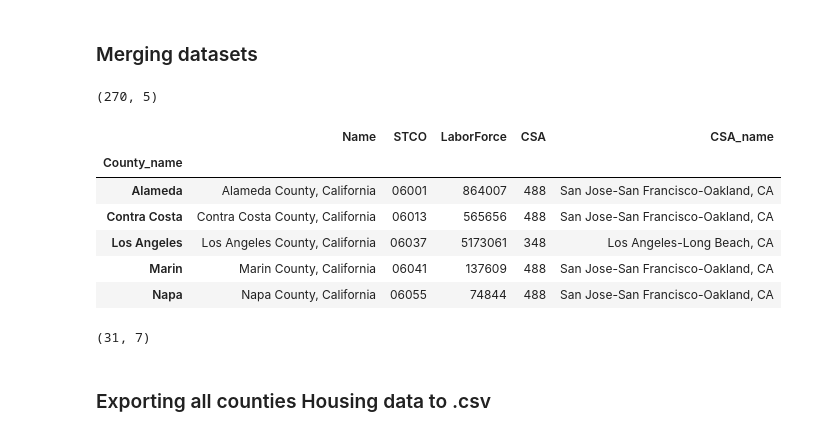
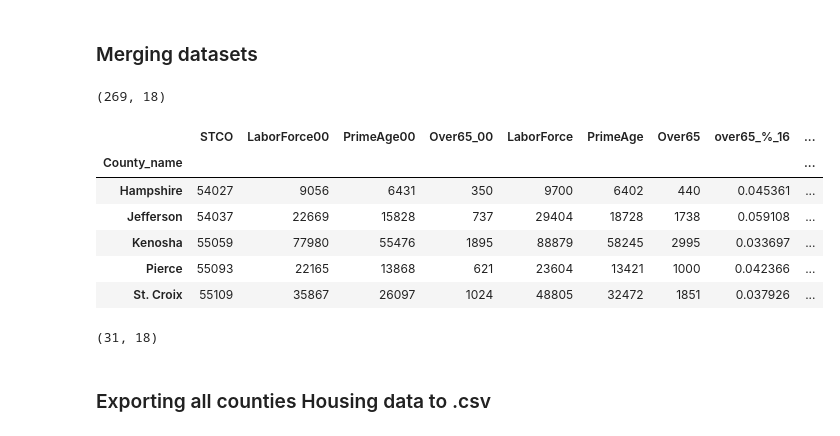
Before and after one commit to NYCPlanning/rp-USmetros_comparison, a Jupyter notebook: 2-LaborForce_ACS5.ipynb, the cells around one changed output. Cells and saved outputs as stored; diff of their text form; code cells hidden in the pictures.

```diff
--- a/2-LaborForce_ACS5.ipynb
+++ b/2-LaborForce_ACS5.ipynb
@@ -123,0 +191,8 @@ Labor16.head()
+# %%
+Labor00vars = ['P043003', 'P043010', 'PCT035025', 'PCT035032',
+               'PCT035039', 'PCT035046', 'PCT035117', 'PCT035124',
+               'PCT035131', 'PCT035138','PCT035074', 'PCT035081',
+               'PCT035088', 'PCT035166', 'PCT035173', 'PCT035180']
+
+Labor00str = ",".join(Labor00vars)
+Labor00str
@@ -123,0 +253,25 @@ Labor16.head()
+# %%
+Labor = Labor00.merge(Labor16, on='STCO')
+
+Labor = Labor.drop(['Name_x'], axis=1)
+Labor = Labor.append(Labor.sum(numeric_only=True), ignore_index=True)
+Labor = Labor.set_index('Name_y').fillna(0).astype(int)
+
+Labor['over65_%_16'] = Labor['Over65'] / Labor['LaborForce']
+Labor['over65_%_00'] = Labor['Over65_00'] / Labor['LaborForce00']
+
+Labor['NET_LaborTotal'] = Labor['LaborForce'] - Labor['LaborForce00']
+Labor['%_LaborTotal'] = (Labor['LaborForce'] - Labor['LaborForce00']) \
+                         / Labor['LaborForce00']
+Labor['NET_PrimeAge'] = Labor['PrimeAge'] - Labor['PrimeAge00']
+Labor['%_PrimeAge'] = (Labor['PrimeAge'] - Labor['PrimeAge00']) \
+                      / Labor['PrimeAge00']
+Labor['NET_Over65'] = Labor['LaborForce'] - Labor['LaborForce00']
+Labor['%_Over65'] = (Labor['Over65'] - Labor['Over65_00']) \
+                     / Labor['Over65_00']
+Labor['over65_%change'] = Labor['over65_%_16'] - Labor['over65_%_00']
+
+Labor.index = Labor.index.fillna('UStotal')
+
+print(Labor.shape)
+Labor.tail()
@@ -123,0 +307,5 @@ Labor16.head()
+# %%
+Labor['STCO'] = Labor['STCO'].astype(str)
+Labor['STCO'] = Labor['STCO'].apply(lambda x: '{0:0>5}'.format(x))
+
+Labor.dtypes[:1]
@@ -142,22 +333,22 @@ geo.head()
 # %% [markdown]
 ### Merging datasets
 # %%
-Labor16_CO = Labor16.merge(geo, on='STCO').set_index('County_name')
+Labor_CO = Labor.merge(geo, on='STCO').set_index('County_name')
 
-print(Labor16_CO.shape)
-Labor16_CO.head()
+print(Labor_CO.shape)
+Labor_CO.tail()
 # %% [output]
-(270, 5)
+(269, 18)
-|  | Name | STCO | LaborForce | CSA | CSA_name |
-| County_name |  |  |  |  |  |
-| Alameda | Alameda County, California | 06001 | 864007 | 488 | San Jose-San Francisco-Oakland, CA |
-| Contra Costa | Contra Costa County, California | 06013 | 565656 | 488 | San Jose-San Francisco-Oakland, CA |
-| Los Angeles | Los Angeles County, California | 06037 | 5173061 | 348 | Los Angeles-Long Beach, CA |
-| Marin | Marin County, California | 06041 | 137609 | 488 | San Jose-San Francisco-Oakland, CA |
-| Napa | Napa County, California | 06055 | 74844 | 488 | San Jose-San Francisco-Oakland, CA |
+|  | STCO | LaborForce00 | PrimeAge00 | Over65_00 | LaborForce | PrimeAge | Over65 | over65_%_16 | ... |
+| County_name |  |  |  |  |  |  |  |  | ... |
+| Hampshire | 54027 | 9056 | 6431 | 350 | 9700 | 6402 | 440 | 0.045361 | ... |
+| Jefferson | 54037 | 22669 | 15828 | 737 | 29404 | 18728 | 1738 | 0.059108 | ... |
+| Kenosha | 55059 | 77980 | 55476 | 1895 | 88879 | 58245 | 2995 | 0.033697 | ... |
+| Pierce | 55093 | 22165 | 13868 | 621 | 23604 | 13421 | 1000 | 0.042366 | ... |
+| St. Croix | 55109 | 35867 | 26097 | 1024 | 48805 | 32472 | 1851 | 0.037926 | ... |
 # %%
-HOUSING16_CO[HOUSING16_CO['CSA']==408].shape
+Labor_CO[Labor_CO['CSA']==408].shape
 # %% [output]
-(31, 7)
+(31, 18)
 # %% [markdown]
 ### Exporting all counties Housing data to .csv
```
Also changed, not shown: parts of 45 cells of this notebook, 5 other files.
